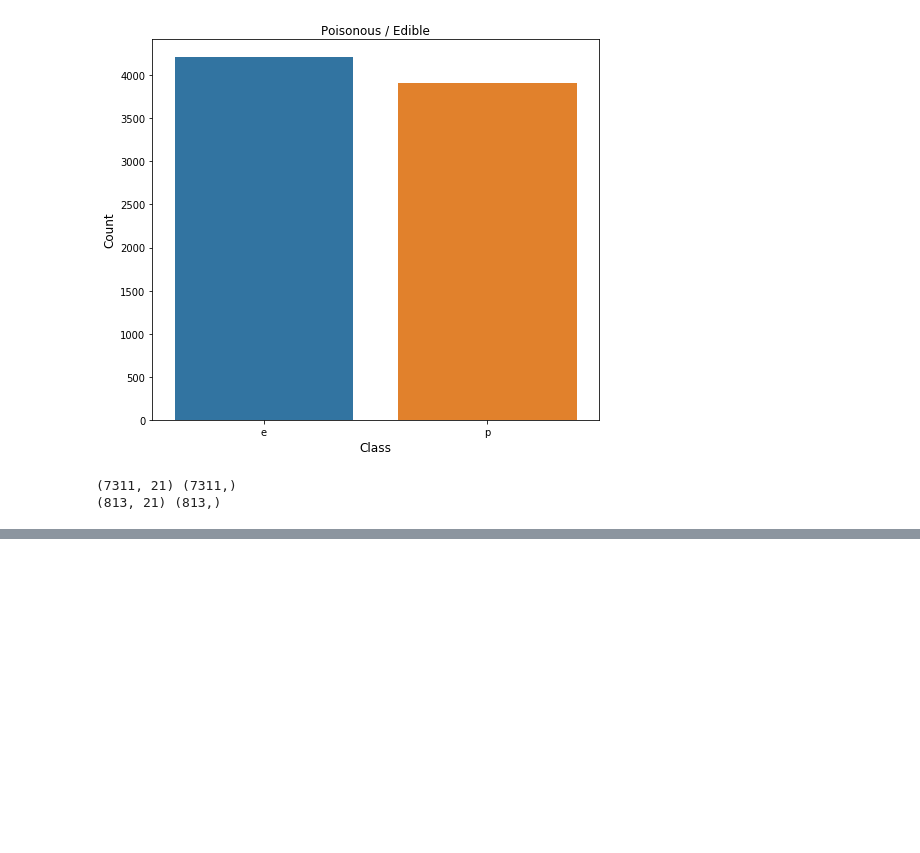
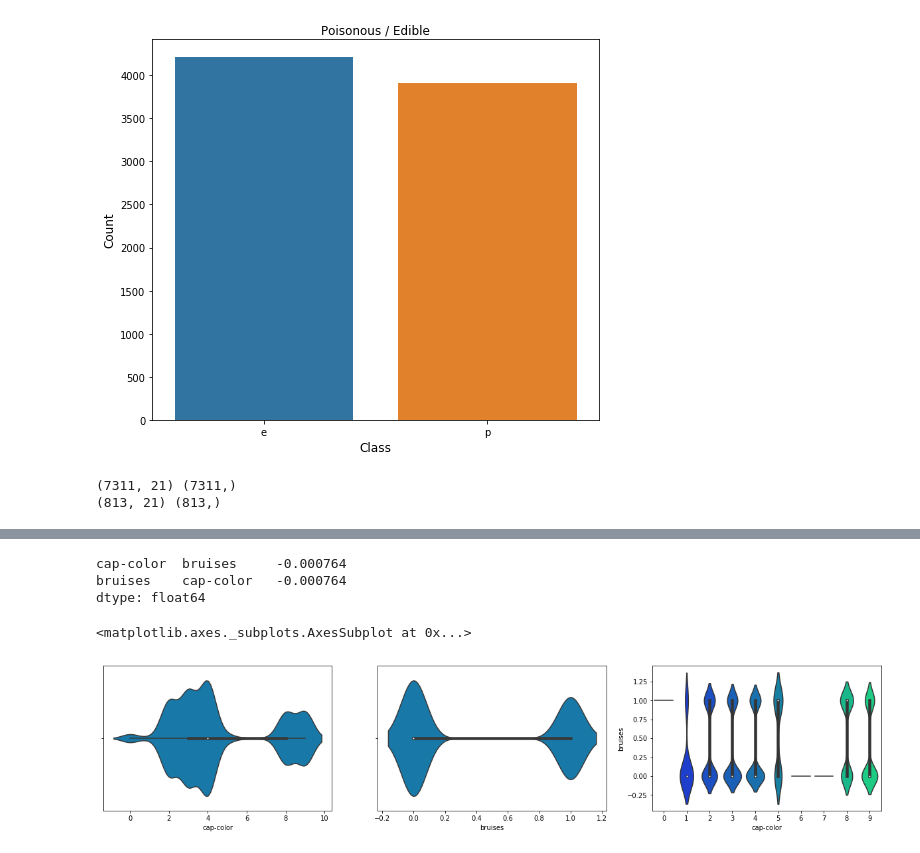
Before and after one commit to skaraoglu/LR-NB-Foundations, a Jupyter notebook: LogisticRegression&GaussianNaiveBayes.ipynb, the cells around one changed output, grey strips where cells are left out. Drawn from its saved outputs; the diff is of its cells as text; code cells hidden in the pictures; blank space fills up the shorter version.

```diff
--- a/LogisticRegression&GaussianNaiveBayes.ipynb
+++ b/LogisticRegression&GaussianNaiveBayes.ipynb
@@ -214,0 +267,17 @@ plt.show()
+# %%
+co = correlations.unstack()
+m = abs(co).min()
+co = co[abs(co) == m]
+co
+# %% [output]
+cap-color  bruises     -0.000764
+bruises    cap-color   -0.000764
+dtype: float64
+# %%
+fig, axes = plt.subplots(1, 3, figsize=(21, 4), sharey=False)
+sns.violinplot(ax=axes[0], x=df['cap-color'], palette="winter")
+sns.violinplot(ax=axes[1], x=df['bruises'], palette="winter")
+sns.violinplot(ax=axes[2], x='cap-color', y="bruises", data=df, palette="winter")
+# %% [output]
+<matplotlib.axes._subplots.AxesSubplot at 0x...>
+[figure, added]
```
Also changed, not shown: parts of 16 cells of this notebook.
